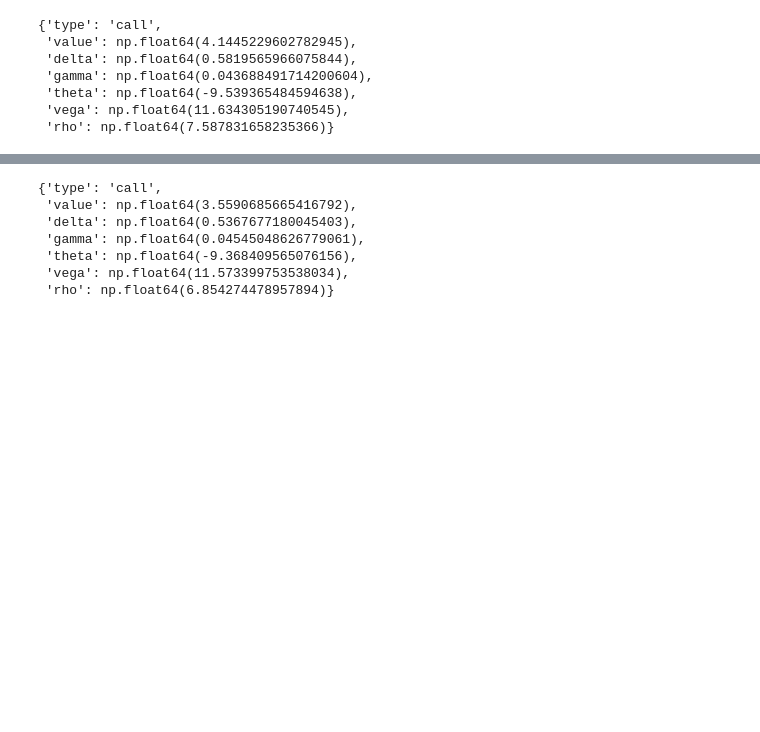
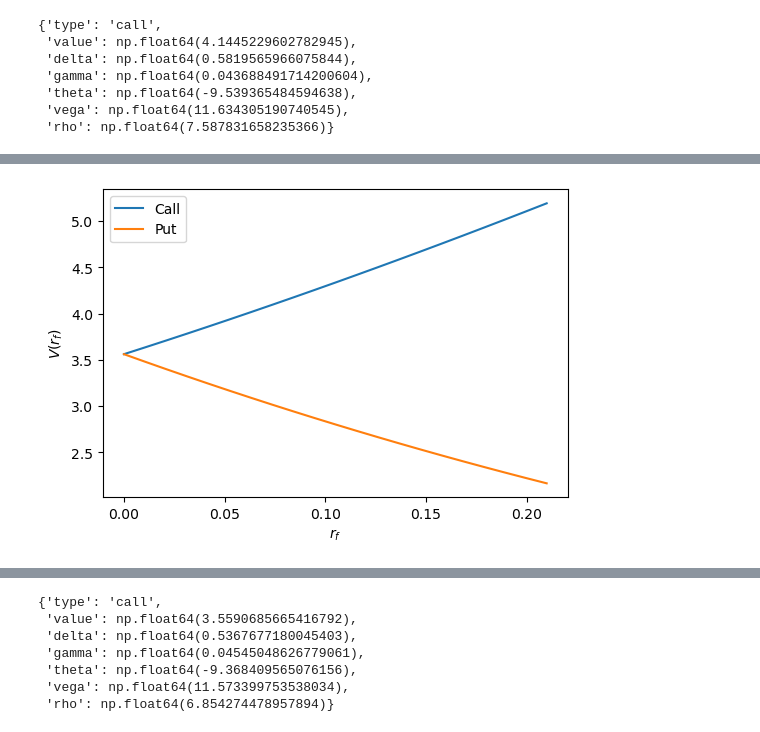
Before and after one commit to giacomoscanavini/quant_finance, a Jupyter notebook: options/black_scholes_merton.ipynb, the cells around one changed output, grey strips where cells are left out. Saved outputs shown, nothing was run; the diff lists cells and outputs as text; code cells hidden in the pictures; blank space fills up the shorter version.

```diff
--- a/options/black_scholes_merton.ipynb
+++ b/options/black_scholes_merton.ipynb
@@ -72,0 +128,19 @@ bsm_option(S, K, t, sigma, rf, 'call')
+# %%
+# Option value change with rf
+rateValues = np.linspace(0.0, 0.21, 21)
+
+S = 60
+K = 60
+rf = 0.08
+sigma = 0.3
+t = 90 / 365
+
+fig, ax = plt.subplots(1, 1, figsize=(6,4))
+ax.plot(rateValues, [bsm_option(S, K, t, sigma, rf, type='call')['value'] for rf in rateValues], label='Call')
+ax.plot(rateValues, [bsm_option(S, K, t, sigma, rf, type='put')['value'] for rf in rateValues], label='Put')
+ax.set_xlabel(r'$r_f$')
+ax.set_ylabel(r'$V(r_f)$')
+ax.legend()
+plt.show()
+# %% [output]
+[figure, added]
```
Also changed, not shown: parts of 5 cells of this notebook.
